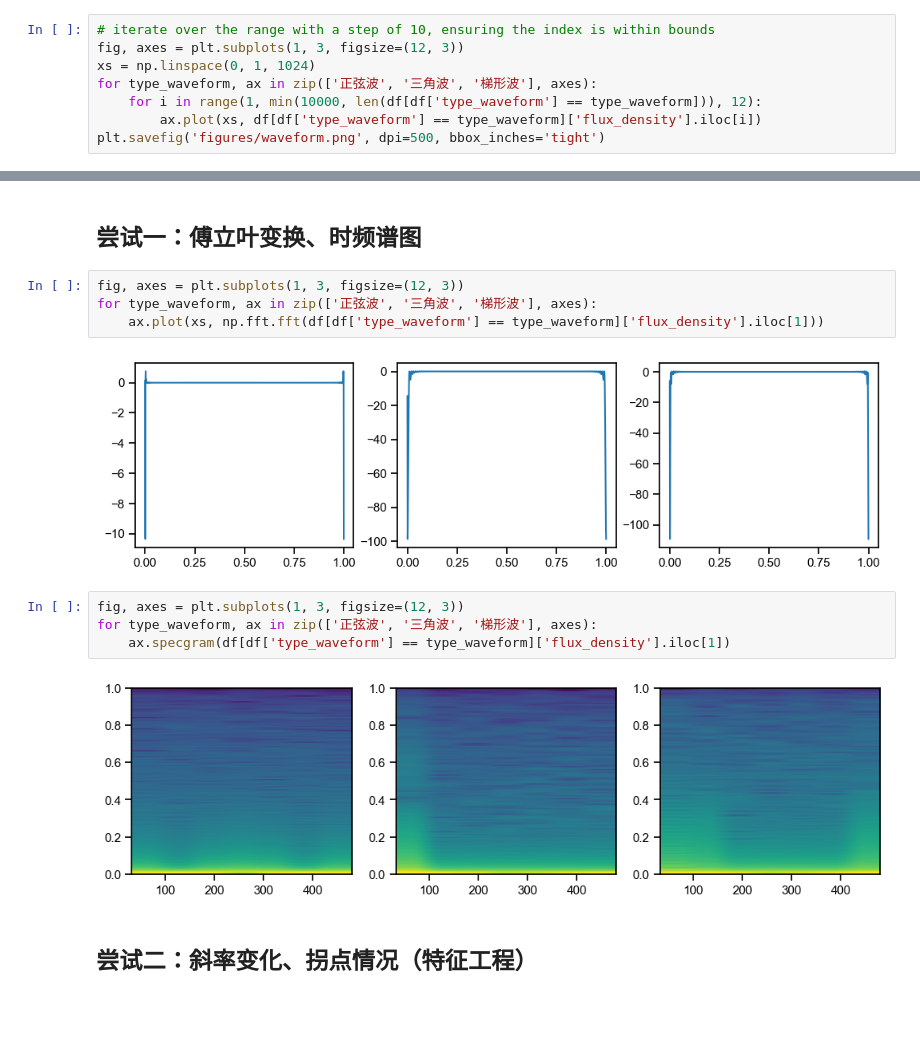
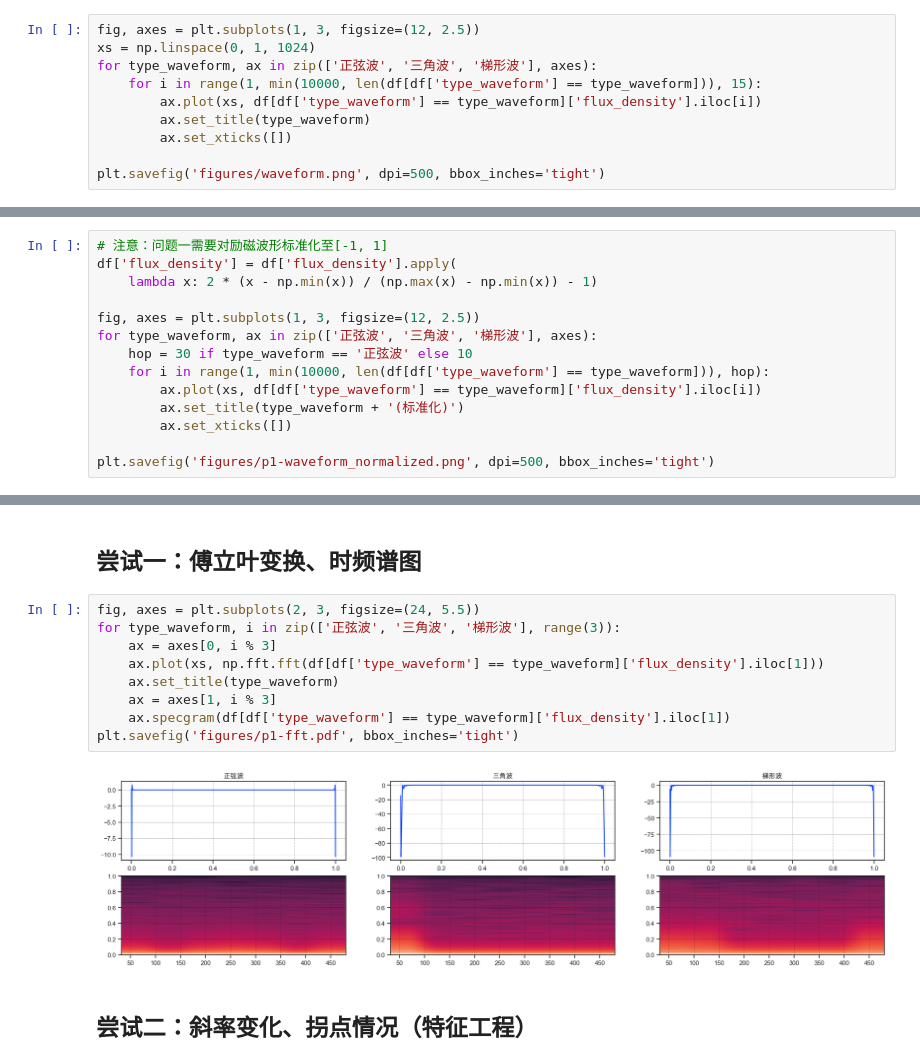
Before and after one commit to DURUII/Contest-CPMCM2024-C, a Jupyter notebook: Prob1.ipynb, the cells around one changed output, grey strips where cells are left out. Cells and saved outputs as stored; diff of their text form; blank space fills up the shorter version.

```diff
--- a/Prob1.ipynb
+++ b/Prob1.ipynb
@@ -60,9 +58,11 @@ sns.displot(df['type_waveform'], shrink=0.7)
 # %%
-# iterate over the range with a step of 10, ensuring the index is within bounds
-fig, axes = plt.subplots(1, 3, figsize=(12, 3))
+fig, axes = plt.subplots(1, 3, figsize=(12, 2.5))
 xs = np.linspace(0, 1, 1024)
 for type_waveform, ax in zip(['正弦波', '三角波', '梯形波'], axes):
-    for i in range(1, min(10000, len(df[df['type_waveform'] == type_waveform])), 12):
+    for i in range(1, min(10000, len(df[df['type_waveform'] == type_waveform])), 15):
         ax.plot(xs, df[df['type_waveform'] == type_waveform]['flux_density'].iloc[i])
+        ax.set_title(type_waveform)
+        ax.set_xticks([])
+
 plt.savefig('figures/waveform.png', dpi=500, bbox_inches='tight')
 # %% [output]
@@ -69,0 +72,14 @@ plt.savefig('figures/waveform.png', dpi=500, bbox_inches='tight')
+# %%
+# 注意：问题一需要对励磁波形标准化至[-1, 1]
+df['flux_density'] = df['flux_density'].apply(
+    lambda x: 2 * (x - np.min(x)) / (np.max(x) - np.min(x)) - 1)
+
+fig, axes = plt.subplots(1, 3, figsize=(12, 2.5))
+for type_waveform, ax in zip(['正弦波', '三角波', '梯形波'], axes):
+    hop = 30 if type_waveform == '正弦波' else 10
+    for i in range(1, min(10000, len(df[df['type_waveform'] == type_waveform])), hop):
+        ax.plot(xs, df[df['type_waveform'] == type_waveform]['flux_density'].iloc[i])
+        ax.set_title(type_waveform + '(标准化)')
+        ax.set_xticks([])
+
+plt.savefig('figures/p1-waveform_normalized.png', dpi=500, bbox_inches='tight')
@@ -70,17 +88,16 @@ plt.savefig('figures/waveform.png', dpi=500, bbox_inches='tight')
 # %% [markdown]
 ## 尝试一：傅立叶变换、时频谱图
 # %%
-fig, axes = plt.subplots(1, 3, figsize=(12, 3))
-for type_waveform, ax in zip(['正弦波', '三角波', '梯形波'], axes):
+fig, axes = plt.subplots(2, 3, figsize=(24, 5.5))
+for type_waveform, i in zip(['正弦波', '三角波', '梯形波'], range(3)):
+    ax = axes[0, i % 3]
     ax.plot(xs, np.fft.fft(df[df['type_waveform'] == type_waveform]['flux_density'].iloc[1]))
+    ax.set_title(type_waveform)
+    ax = axes[1, i % 3]
+    ax.specgram(df[df['type_waveform'] == type_waveform]['flux_density'].iloc[1])
+plt.savefig('figures/p1-fft.pdf', bbox_inches='tight')
 # %% [output]
-[figure, old version]
+[figure, new version]
-# %%
-fig, axes = plt.subplots(1, 3, figsize=(12, 3))
-for type_waveform, ax in zip(['正弦波', '三角波', '梯形波'], axes):
-    ax.specgram(df[df['type_waveform'] == type_waveform]['flux_density'].iloc[1])
-# %% [output]
-[figure, removed]
 # %% [markdown]
 ## 尝试二：斜率变化、拐点情况（特征工程）
 # %%
```
Also changed, not shown: parts of 26 cells of this notebook, 10 other files.
